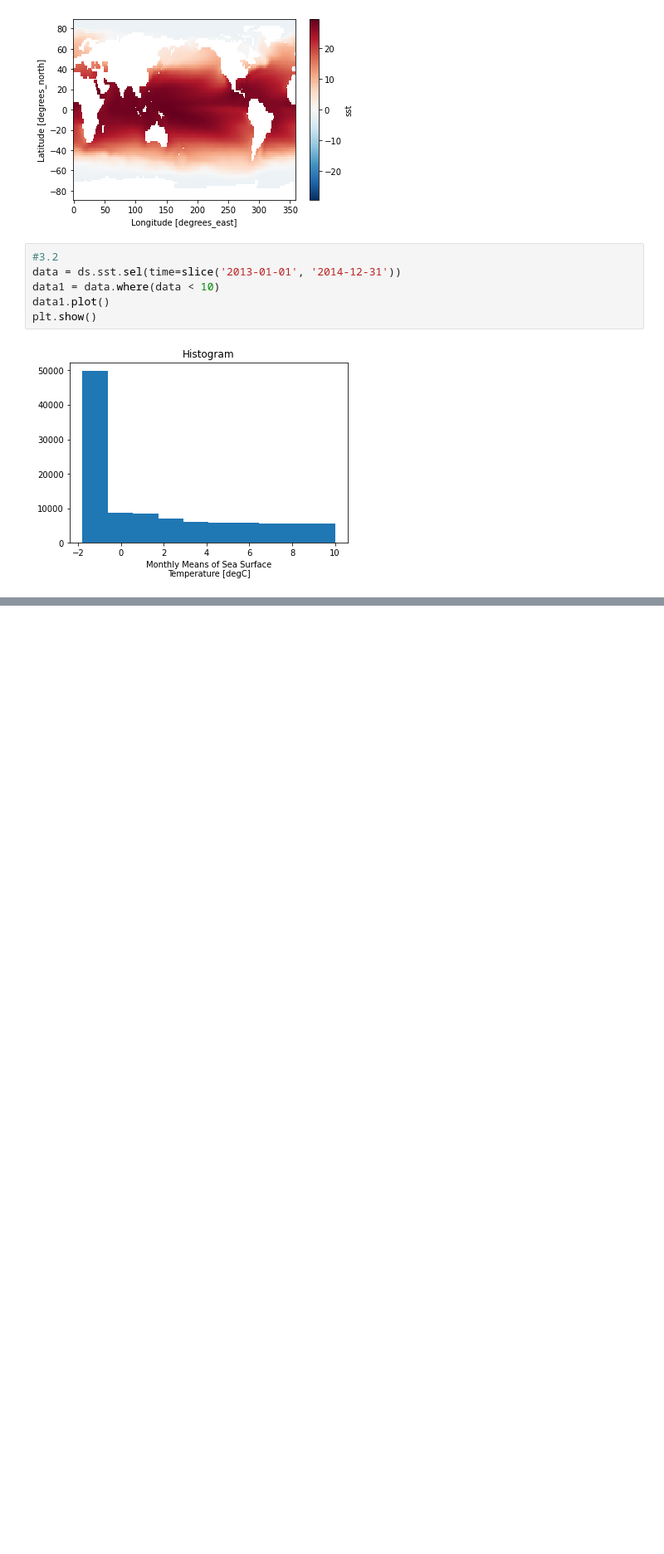
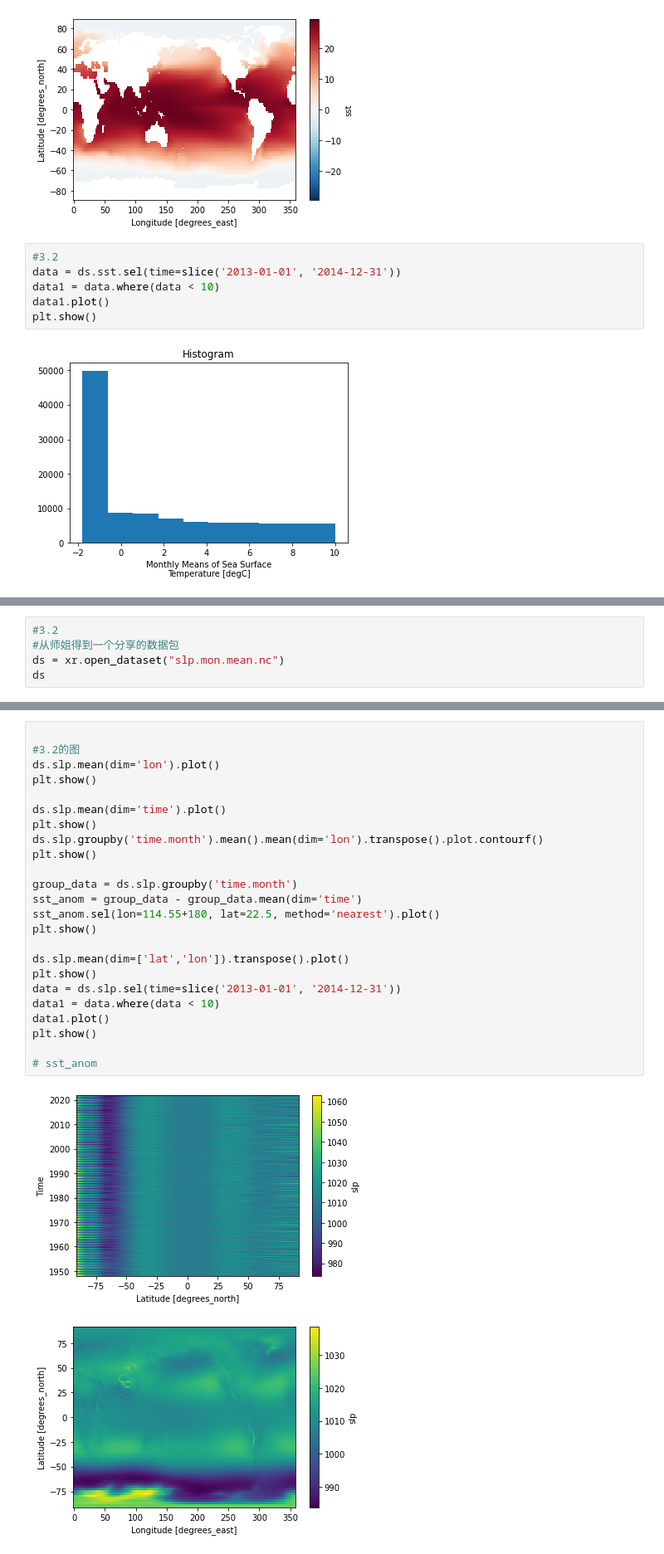
Before and after one commit to niecailong/ESE5023_Assignments_12132215, a Jupyter notebook: PS3/PS3.ipynb, the cells around one changed output, grey strips where cells are left out. Shown at 83% size. Drawn from its saved outputs; the diff is of its cells as text; blank space fills up the shorter version.

```diff
--- a/PS3/PS3.ipynb
+++ b/PS3/PS3.ipynb
@@ -285,2 +285,7 @@ plt.show()
 # %% [output]
 [figure]
+# %%
+#3.2
+#从师姐得到一个分享的数据包
+ds = xr.open_dataset("slp.mon.mean.nc")
+ds
@@ -286,0 +310,27 @@ plt.show()
+# %%
+
+#3.2的图
+ds.slp.mean(dim='lon').plot()
+plt.show()
+
+ds.slp.mean(dim='time').plot()
+plt.show()
+ds.slp.groupby('time.month').mean().mean(dim='lon').transpose().plot.contourf()
+plt.show()
+
+group_data = ds.slp.groupby('time.month')
+sst_anom = group_data - group_data.mean(dim='time')
+sst_anom.sel(lon=114.55+180, lat=22.5, method='nearest').plot()
+plt.show()
+
+ds.slp.mean(dim=['lat','lon']).transpose().plot()
+plt.show()
+data = ds.slp.sel(time=slice('2013-01-01', '2014-12-31'))
+data1 = data.where(data < 10)
+data1.plot()
+plt.show()
+
+# sst_anom
+# %% [output]
+[figure, added]
+[figure, added]
```
Also changed, not shown: parts of 3 cells of this notebook, 2 other files.
